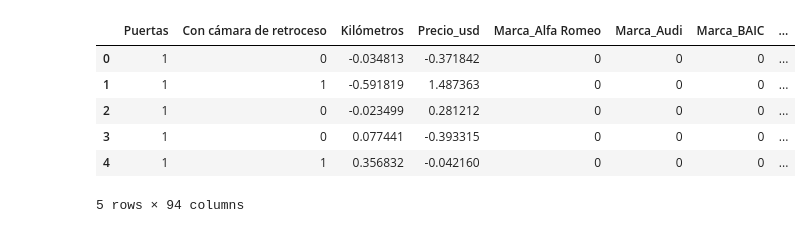
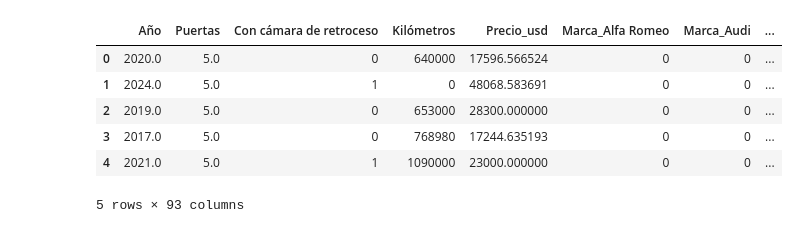
Before and after one commit to matilein/ProyectoML, a Jupyter notebook: entrenamientos_df_intermedio/MLP_RF.ipynb, the cells around one changed output. Drawn from its saved outputs; the diff is of its cells as text; code cells hidden in the pictures.

```diff
--- a/entrenamientos_df_intermedio/MLP_RF.ipynb
+++ b/entrenamientos_df_intermedio/MLP_RF.ipynb
@@ -1,19 +1,22 @@
 # %%
 import pandas as pd
 import numpy as np
 
 # dataset
-df = pd.read_csv("../intermedionormalizado.csv")
+df = pd.read_csv("../datasetintermedio.csv")
+
+#eliminar columna es_outlier
+df = df.drop(columns=['es_outlier'])
 
 df.head()
 # %% [output]
-|  | Puertas | Con cámara de retroceso | Kilómetros | Precio_usd | Marca_Alfa Romeo | Marca_Audi | Marca_BAIC | ... |
-| 0 | 1 | 0 | -0.034813 | -0.371842 | 0 | 0 | 0 | ... |
-| 1 | 1 | 1 | -0.591819 | 1.487363 | 0 | 0 | 0 | ... |
-| 2 | 1 | 0 | -0.023499 | 0.281212 | 0 | 0 | 0 | ... |
-| 3 | 1 | 0 | 0.077441 | -0.393315 | 0 | 0 | 0 | ... |
-| 4 | 1 | 1 | 0.356832 | -0.042160 | 0 | 0 | 0 | ... |
+|  | Año | Puertas | Con cámara de retroceso | Kilómetros | Precio_usd | Marca_Alfa Romeo | Marca_Audi | ... |
+| 0 | 2020.0 | 5.0 | 0 | 640000 | 17596.566524 | 0 | 0 | ... |
+| 1 | 2024.0 | 5.0 | 1 | 0 | 48068.583691 | 0 | 0 | ... |
+| 2 | 2019.0 | 5.0 | 0 | 653000 | 28300.000000 | 0 | 0 | ... |
+| 3 | 2017.0 | 5.0 | 0 | 768980 | 17244.635193 | 0 | 0 | ... |
+| 4 | 2021.0 | 5.0 | 1 | 1090000 | 23000.000000 | 0 | 0 | ... |
-5 rows × 94 columns
+5 rows × 93 columns
 # %%
 import pandas as pd
 
```
Also changed, not shown: parts of 6 cells of this notebook, 4 other files.
